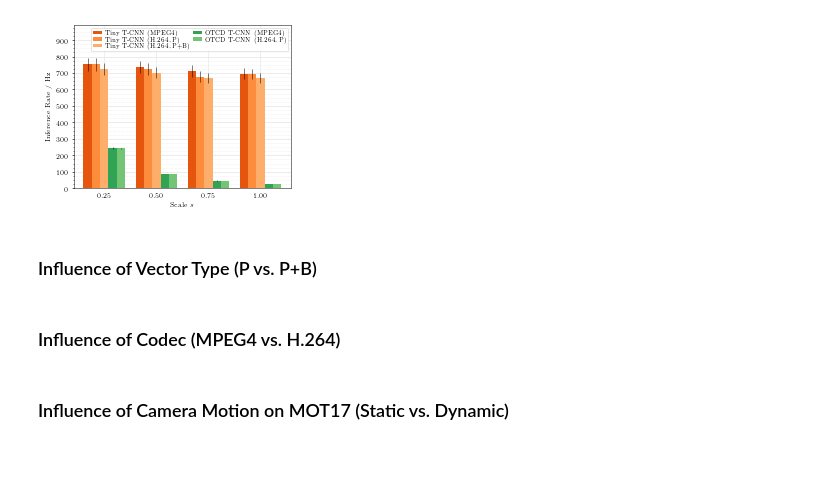
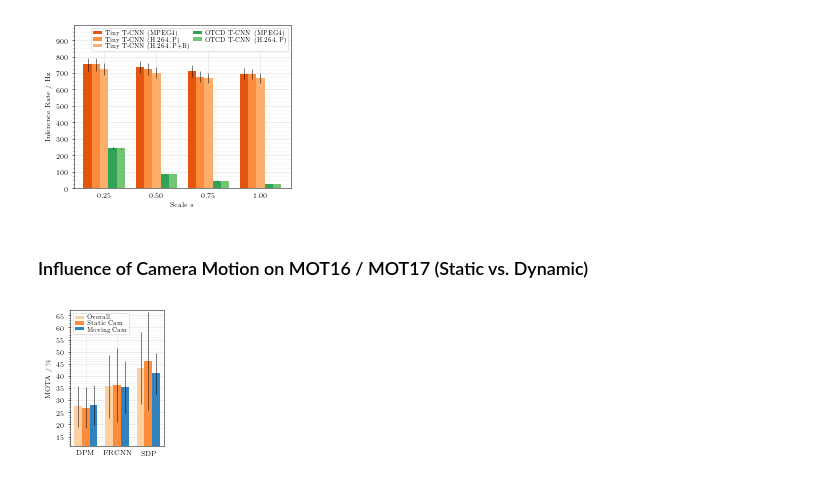
Before and after one commit to lukasbommes-unfinished-projects/mv-tracker, a Jupyter notebook: infos/paper/Plots.ipynb, the cells around one changed output. Drawn from its saved outputs; the diff is of its cells as text; code cells hidden in the pictures.

```diff
--- a/infos/paper/Plots.ipynb
+++ b/infos/paper/Plots.ipynb
@@ -279,9 +229,5 @@ plt.savefig("plot_inference_times.pdf", bbox_inches="tight", pad_inches=0.01)
 plt.show()
 # %% [output]
 [figure]
-# %% [markdown]
-### Influence of Vector Type (P vs. P+B)
-# %% [markdown]
-### Influence of Codec (MPEG4 vs. H.264)
 # %% [markdown]
-### Influence of Camera Motion on MOT17 (Static vs. Dynamic)
+### Influence of Camera Motion on MOT16 / MOT17 (Static vs. Dynamic)
@@ -287,0 +356,55 @@ plt.show()
+# %%
+f, ax = plt.subplots(1, 1, figsize=(1.7,2.5))
+
+cmap = cm.get_cmap('tab20c')
+width = 0.5
+tracker_type = "baseline"
+
+# DPM
+mask = motas.benchmark.isin(["MOT17"]) & motas.tracker_type.isin([tracker_type]) & motas.detector.isin(["DPM"]) & motas.global_motion.isin(["overall"])
+ax.bar(0, motas[mask]["mean_mota"], width=width, yerr=motas[mask]["std_mota"], color=cmap(7))
+
+mask = motas.benchmark.isin(["MOT17"]) & motas.tracker_type.isin([tracker_type]) & motas.detector.isin(["DPM"]) & motas.global_motion.isin(["static"])
+ax.bar(0.5, motas[mask]["mean_mota"], width=width, yerr=motas[mask]["std_mota"], color=cmap(5))
+
+mask = motas.benchmark.isin(["MOT17"]) & motas.tracker_type.isin([tracker_type]) & motas.detector.isin(["DPM"]) & motas.global_motion.isin(["moving"])
+ax.bar(1, motas[mask]["mean_mota"], width=width, yerr=motas[mask]["std_mota"], color=cmap(0))
+
+# FRCNN
+mask = motas.benchmark.isin(["MOT17"]) & motas.tracker_type.isin([tracker_type]) & motas.detector.isin(["FRCNN"]) & motas.global_motion.isin(["overall"])
+ax.bar(2, motas[mask]["mean_mota"], width=width, yerr=motas[mask]["std_mota"], color=cmap(7))
+
+mask = motas.benchmark.isin(["MOT17"]) & motas.tracker_type.isin([tracker_type]) & motas.detector.isin(["FRCNN"]) & motas.global_motion.isin(["static"])
+ax.bar(2.5, motas[mask]["mean_mota"], width=width, yerr=motas[mask]["std_mota"], color=cmap(5))
+
+mask = motas.benchmark.isin(["MOT17"]) & motas.tracker_type.isin([tracker_type]) & motas.detector.isin(["FRCNN"]) & motas.global_motion.isin(["moving"])
+ax.bar(3, motas[mask]["mean_mota"], width=width, yerr=motas[mask]["std_mota"], color=cmap(0))
+
+# SDP
+mask = motas.benchmark.isin(["MOT17"]) & motas.tracker_type.isin([tracker_type]) & motas.detector.isin(["SDP"]) & motas.global_motion.isin(["overall"])
+ax.bar(4, motas[mask]["mean_mota"], width=width, yerr=motas[mask]["std_mota"], color=cmap(7))
+
+mask = motas.benchmark.isin(["MOT17"]) & motas.tracker_type.isin([tracker_type]) & motas.detector.isin(["SDP"]) & motas.global_motion.isin(["static"])
+ax.bar(4.5, motas[mask]["mean_mota"], width=width, yerr=motas[mask]["std_mota"], color=cmap(5))
+
+mask = motas.benchmark.isin(["MOT17"]) & motas.tracker_type.isin([tracker_type]) & motas.detector.isin(["SDP"]) & motas.global_motion.isin(["moving"])
+ax.bar(5, motas[mask]["mean_mota"], width=width, yerr=motas[mask]["std_mota"], color=cmap(0))
+
+leg = ax.legend(["Overall", "Static Cam", "Moving Cam"], loc=2, ncol=1)
+leg.get_frame().set_linewidth(0.5)
+ax.set_ylabel("MOTA / \%")
+#ax.set_xlabel("Detector")
+ax.set_xticks([0.5, 2.5, 4.5])
+ax.set_xticklabels(["DPM", "FRCNN", "SDP"])
+ax.tick_params(axis='x', which='both',length=0)
+ax.set_yticks(np.arange(0, 101, 5))
+ax.set_yticks(np.arange(0, 101, 1), minor=True)
+ax.set_ylim([11, 67])
+ax.grid(which='major')
+ax.grid(which='minor', linestyle="dotted")
+ax.set_axisbelow(True)
+
+plt.savefig("plot_detector_influence_baseline.pdf", bbox_inches="tight", pad_inches=0.01)
+plt.show()
+# %% [output]
+[figure, added]
```
Also changed, not shown: parts of 8 cells of this notebook, 14 other files.
